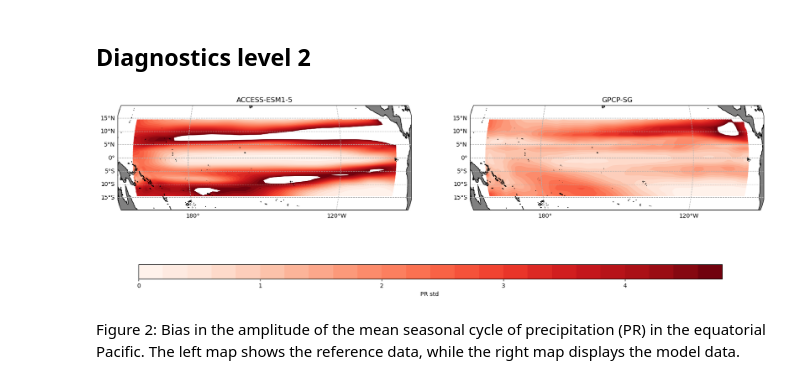
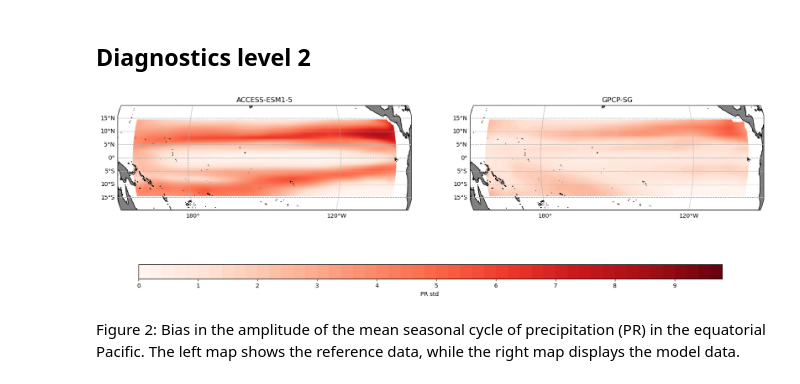
Before and after one commit to ACCESS-NRI/ENSO_recipes, a Jupyter notebook: 05-double_ITCZ_sea_cycle.ipynb, the cells around one changed output. Cells and saved outputs as stored; diff of their text form; code cells hidden in the pictures.

Commit message:
Check and change some plotting ranges

```diff
--- a/05-double_ITCZ_sea_cycle.ipynb
+++ b/05-double_ITCZ_sea_cycle.ipynb
@@ -144,36 +142,36 @@ import matplotlib.colors as mcolors
 import cartopy.feature as cfeature
 import cartopy.crs as ccrs
 
 fig = plt.figure(figsize=(20, 7))
 proj = ccrs.Orthographic(central_longitude=210.0)
 i =121
 process = {**model_datasets_prep1, **obs_datasets_prep1}
 
 
 for label, cube in process.items():
 
     ax1 = plt.subplot(i,projection=proj)
     ax1.add_feature(cfeature.LAND, facecolor='gray')  # Add land feature with gray color
     ax1.coastlines()
-    cf1 = iplt.contourf(cube, levels=np.arange(0,5,0.2), cmap='Reds')
+    cf1 = iplt.contourf(cube, levels=np.arange(0,10,0.2), cmap='Reds')
 
     ax1.set_extent([130, 290, -20, 20], crs=ccrs.PlateCarree())
     ax1.set_title(label)
 
     # Add gridlines for latitude and longitude
     gl1 = ax1.gridlines(draw_labels=True, linestyle='--')
     gl1.top_labels = False
     gl1.right_labels = False
 
     i+=1
 
 
 # Add a single colorbar at the bottom
 cax = plt.axes([0.15,0.08,0.7,0.05])
-cbar = fig.colorbar(cf1, cax=cax, orientation='horizontal', extend='both', ticks=np.arange(0,6,1))
+cbar = fig.colorbar(cf1, cax=cax, orientation='horizontal', extend='both', ticks=np.arange(0,10,1))
 cbar.set_label('PR std ')
 # %% [output]
-[figure, old version]
+[figure, new version]
 # %% [markdown]
 Figure 2: Bias in the amplitude of the mean seasonal cycle of precipitation (PR) in the equatorial Pacific. The left map shows the reference data, while the right map displays the model data.
 # %% [markdown]
```
Also changed, not shown: parts of 2 cells of this notebook, 2 other files.
